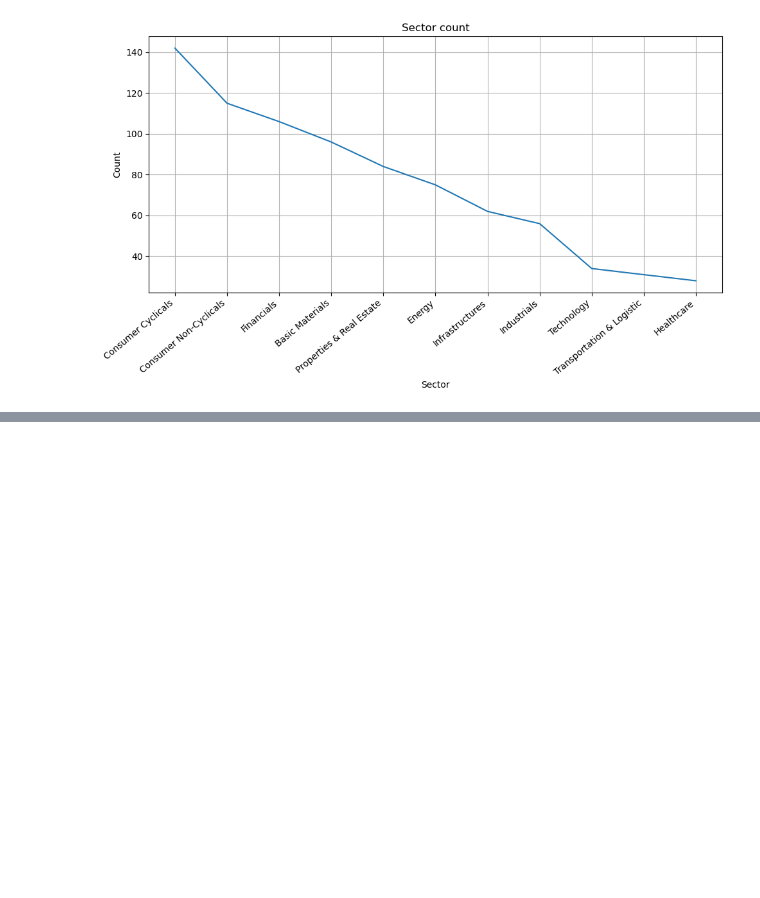
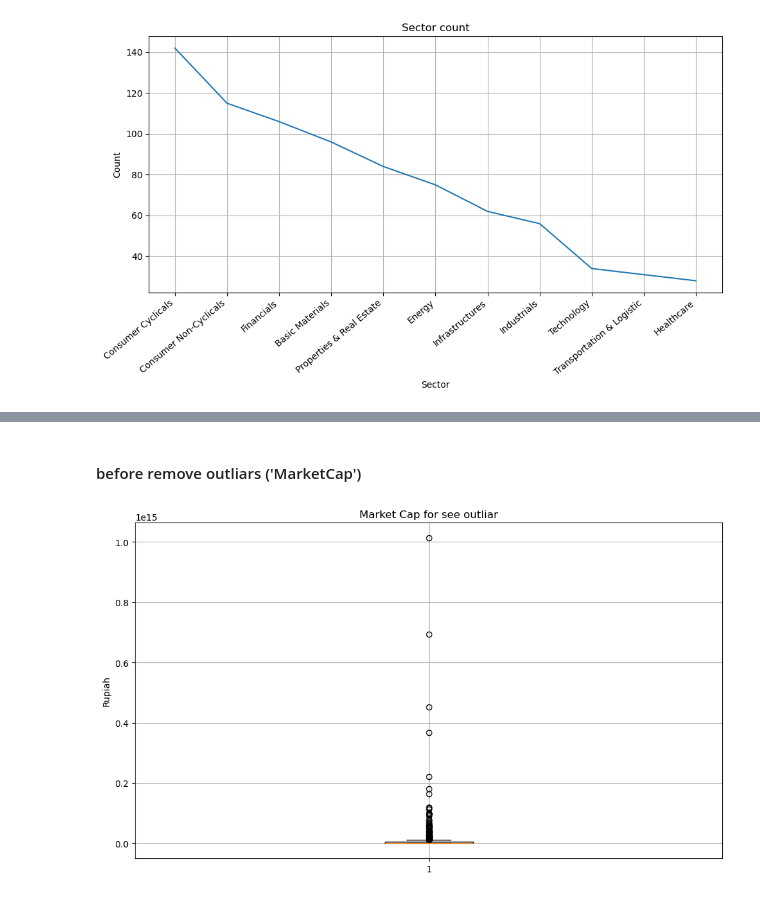
Before and after one commit to AriefTech7/machine-learning, a Jupyter notebook: week 1/latihan week 1/latihan.ipynb, the cells around one changed output, grey strips where cells are left out. Saved outputs shown, nothing was run; the diff lists cells and outputs as text; code cells hidden in the pictures; blank space fills up the shorter version.

```diff
--- a/week 1/latihan week 1/latihan.ipynb
+++ b/week 1/latihan week 1/latihan.ipynb
@@ -161,0 +240,12 @@ plt.show()
+# %% [markdown]
+#### before remove outliars ('MarketCap')
+# %%
+plt.figure(figsize=(10, 6))
+plt.boxplot(dataset_dataframe['MarketCap'])
+plt.title("Market Cap for see outliar")
+plt.ylabel("Rupiah")
+plt.grid(alpha=1)
+plt.tight_layout()
+plt.show()
+# %% [output]
+[figure, added]
```
Also changed, not shown: parts of 30 cells of this notebook.
